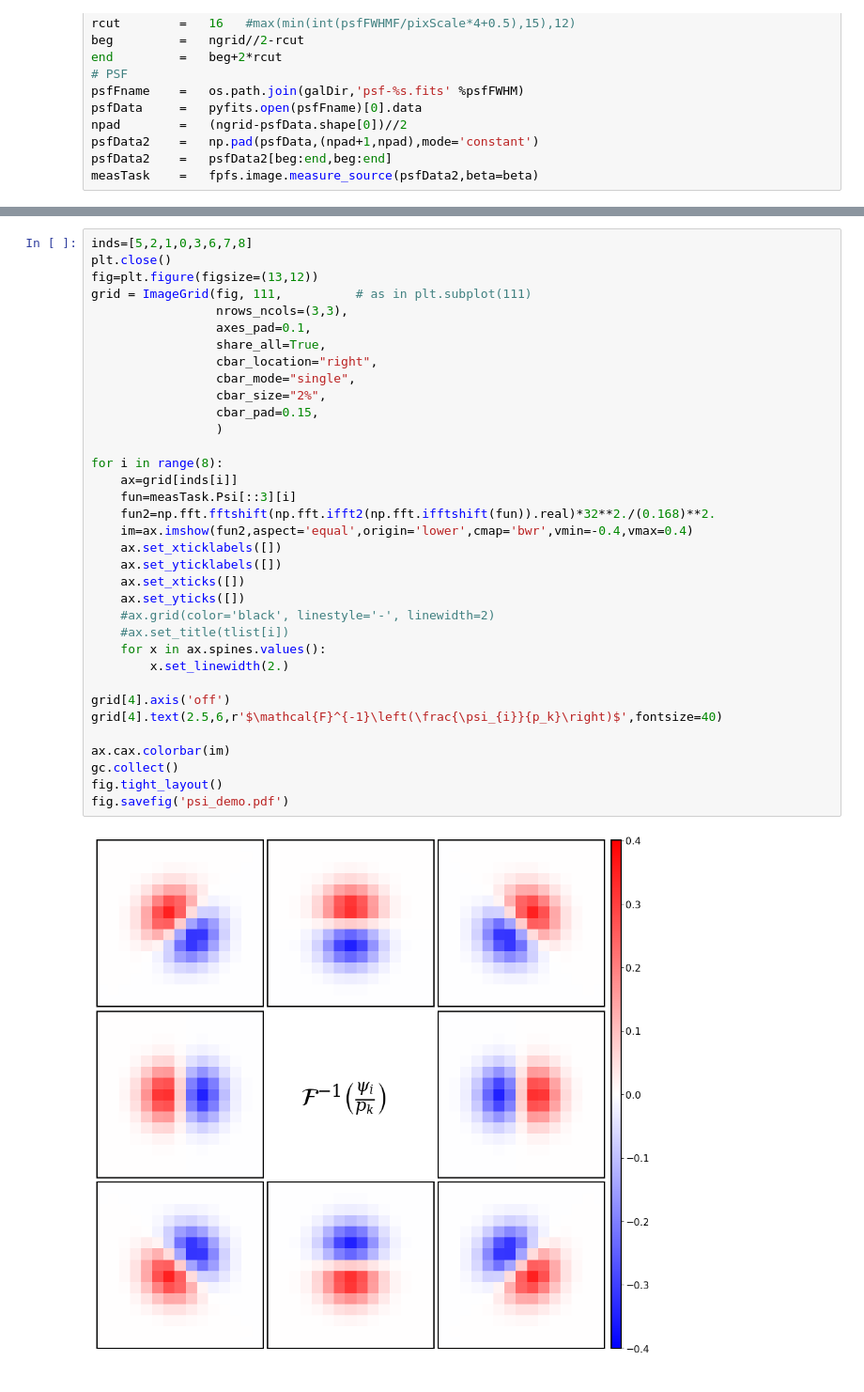
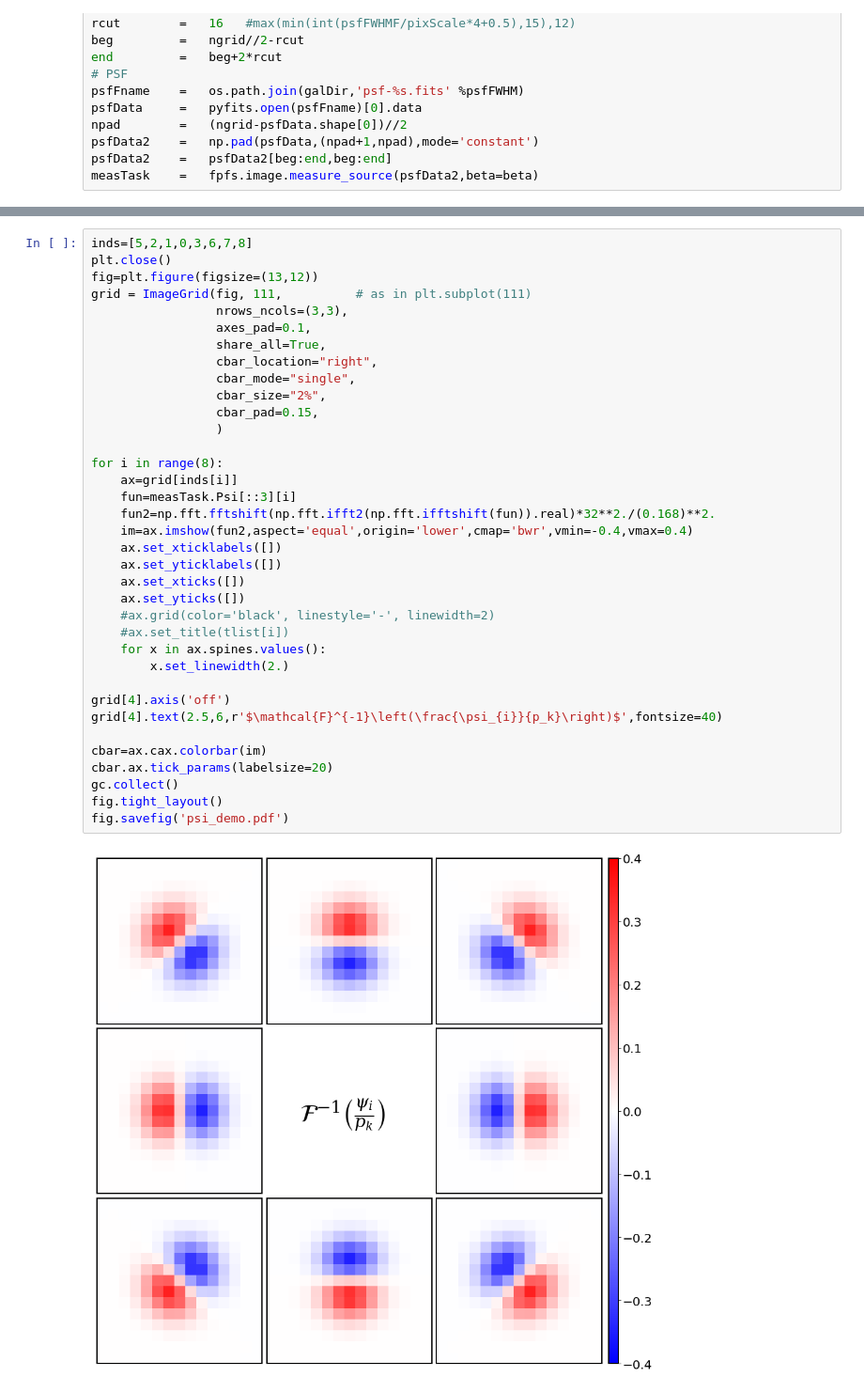
Before and after one commit to mr-superonion/FPFS_notebooks, a Jupyter notebook: ipynb/5_paper_2022/1_theory/1_1_peak_basis8.ipynb, the cells around one changed output, grey strips where cells are left out. Shown: that part at 94% size. Drawn from its saved outputs; the diff is of its cells as text.

```diff
--- a/ipynb/5_paper_2022/1_theory/1_1_peak_basis8.ipynb
+++ b/ipynb/5_paper_2022/1_theory/1_1_peak_basis8.ipynb
@@ -61,32 +45,33 @@ grid = ImageGrid(fig, 111,          # as in plt.subplot(111)
                  nrows_ncols=(3,3),
                  axes_pad=0.1,
                  share_all=True,
                  cbar_location="right",
                  cbar_mode="single",
                  cbar_size="2%",
                  cbar_pad=0.15,
                  )
 
 for i in range(8):
     ax=grid[inds[i]]
     fun=measTask.Psi[::3][i]
     fun2=np.fft.fftshift(np.fft.ifft2(np.fft.ifftshift(fun)).real)*32**2./(0.168)**2.
     im=ax.imshow(fun2,aspect='equal',origin='lower',cmap='bwr',vmin=-0.4,vmax=0.4)
     ax.set_xticklabels([])
     ax.set_yticklabels([])
     ax.set_xticks([])
     ax.set_yticks([])
     #ax.grid(color='black', linestyle='-', linewidth=2)
     #ax.set_title(tlist[i])
     for x in ax.spines.values():
         x.set_linewidth(2.)
 
 grid[4].axis('off')
 grid[4].text(2.5,6,r'$\mathcal{F}^{-1}\left(\frac{\psi_{i}}{p_k}\right)$',fontsize=40)
 
-ax.cax.colorbar(im)
+cbar=ax.cax.colorbar(im)
+cbar.ax.tick_params(labelsize=20)
 gc.collect()
 fig.tight_layout()
 fig.savefig('psi_demo.pdf')
 # %% [output]
-[figure, old version]
+[figure, new version]
```
Also changed, not shown: parts of 9 cells of this notebook, 30 other files.
